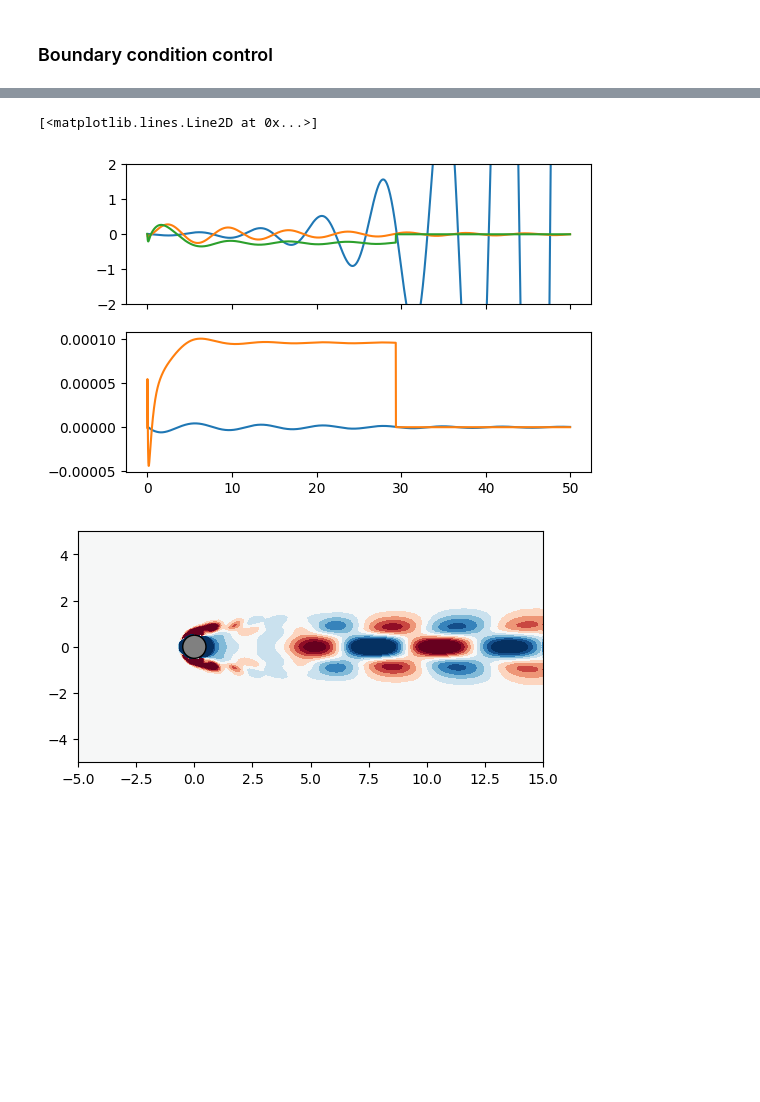
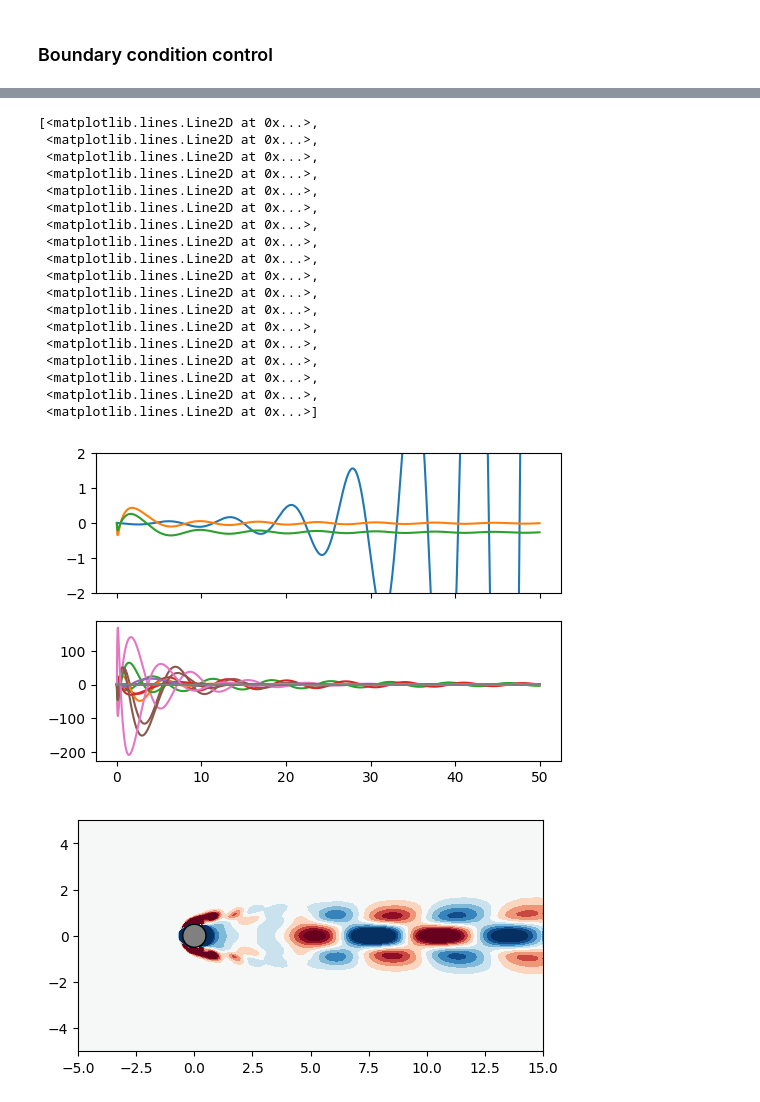
Before and after one commit to dynamicslab/hydrogym, a Jupyter notebook: examples/cylinder/model_reduction/global_proj.ipynb, the cells around one changed output, grey strips where cells are left out. Cells and saved outputs as stored; diff of their text form; code cells hidden in the pictures; blank space fills up the shorter version.

```diff
--- a/examples/cylinder/model_reduction/global_proj.ipynb
+++ b/examples/cylinder/model_reduction/global_proj.ipynb
@@ -460,31 +469,30 @@ CD_ctrl = np.zeros(n_steps)
 
 m = 1
 
-x = np.zeros((n_steps, r))  # Kalman filter state
+x = np.zeros((n_steps, r+1))  # Kalman filter state
 u = np.zeros((n_steps, m))  # Control signal
 
 # # Integrated control signal (this is the BC value)
 # c = np.zeros((n_steps, m))
+
+rho = np.zeros(n_steps)
+# rho = 0.0
 
 flow.q.assign(solver.q)
 for i in range(n_steps):
     # Project the flow field onto the reduced basis
     z = np.array([flow.inner_product(flow.q, W[j]) for j in range(r)])
 
-    # Transform to the real-valued reduced state space
-    x[i] = np.real(T @ z)
+    if i > 0:
+        # Transform to the real-valued reduced state space
+        x[i, :r] = np.real(T @ z)
+        x[i, -1] = rho[i-1]
 
-    # LQR control
-    u[i] = K @ x[i]
-    c.assign(u[i])
+        # LQR control
+        u[i] = K @ x[i]
+        c.assign(u[i])
 
-    # # The Dirichlet boundary condition is the integrated control signal
-    # if i > 0:
-    #     c[i] = c[i-1] + dt * u[i]
-
-    # bc_scale = flow.advance_time(dt, c[i])[0].real
-    # c[i] = np.clip(bc_scale, -flow.MAX_CONTROL, flow.MAX_CONTROL)
-    # flow.set_control(c[i])
+        rho[i] = rho[i-1] - dt * u[i]
 
     q = solver.step()
     flow.q.assign(q)
@@ -492,5 +500,5 @@ for i in range(n_steps):
 
     if i % 1 == 0:
         print(f"t={i*dt:.2f}, CL={CL_ctrl[i]:.4f}, CD={CD_ctrl[i]:.4f}")
-        print(f"   u={u[i]}")
+        print(f"   u={u[i]}, rho={rho[i]}")
 # %% [output]
@@ -538,7 +555,7 @@ plt.show()
 # T @ (W^T @ qC) and subtract it from the full flow field projection at each step
 
 zC = np.array([flow.inner_product(qC, W[j]) for j in range(r)])
-xC = np.real(T @ zC)
+xC = np.concatenate((np.real(T @ zC), [0.0]))  # "Lift" with BC value
 
 # Second-order BDF time-stepping
 lin_flow = flow.linearize(qB)
@@ -561,7 +578,7 @@ CD_bc = np.zeros(n_steps)
 
 m = 1
 
-x = np.zeros((n_steps, r))  # Kalman filter state
+x = np.zeros((n_steps, r + 1))  # Kalman filter state
 u = np.zeros((n_steps, m))  # Control signal
 
 # Integrated control signal (this is the BC value)
@@ -577,7 +594,8 @@ for i in range(n_steps):
 
         # Transform to the real-valued reduced state space and offset by
         # the BC value to shift to the corresponding homogeneous solution
-        x[i] = np.real(T @ z)
+        x[i, :r] = np.real(T @ z)
+        x[i, -1] = rho[i-1]
         u[i] = K @ (x[i] - xC * rho[i-1])
 
         # The Dirichlet boundary condition is the integrated negative control signal
@@ -633,15 +645,34 @@ ValueError: The truth value of an array with more than one element is ambiguous.
 # %%
 fig, ax = plt.subplots(2, 1, figsize=(6, 4), sharex=True)
 ax[0].plot(t, CL_nat)
 ax[0].plot(t, CL_ctrl)
 ax[0].plot(t, CL_bc)
 ax[0].set_ylim([-2, 2])
 
-ax[1].plot(t, CD_ctrl)
-ax[1].plot(t, CD_bc)
+# ax[1].plot(t, CD_ctrl)
+# ax[1].plot(t, CD_bc)
+
+ax[1].plot(t, x - xC * rho)
 # %% [output]
-[<matplotlib.lines.Line2D at 0x...>]
+[<matplotlib.lines.Line2D at 0x...>,
+ <matplotlib.lines.Line2D at 0x...>,
+ <matplotlib.lines.Line2D at 0x...>,
+ <matplotlib.lines.Line2D at 0x...>,
+ <matplotlib.lines.Line2D at 0x...>,
+ <matplotlib.lines.Line2D at 0x...>,
+ <matplotlib.lines.Line2D at 0x...>,
+ <matplotlib.lines.Line2D at 0x...>,
+ <matplotlib.lines.Line2D at 0x...>,
+ <matplotlib.lines.Line2D at 0x...>,
+ <matplotlib.lines.Line2D at 0x...>,
+ <matplotlib.lines.Line2D at 0x...>,
+ <matplotlib.lines.Line2D at 0x...>,
+ <matplotlib.lines.Line2D at 0x...>,
+ <matplotlib.lines.Line2D at 0x...>,
+ <matplotlib.lines.Line2D at 0x...>,
+ <matplotlib.lines.Line2D at 0x...>,
+ <matplotlib.lines.Line2D at 0x...>]
-[figure, old version]
+[figure, new version]
 # %%
 fig, ax = plt.subplots(1, 1, figsize=(6, 3))
 flow.render(axes=ax)
```
Also changed, not shown: parts of 13 cells of this notebook, 4 other files.
